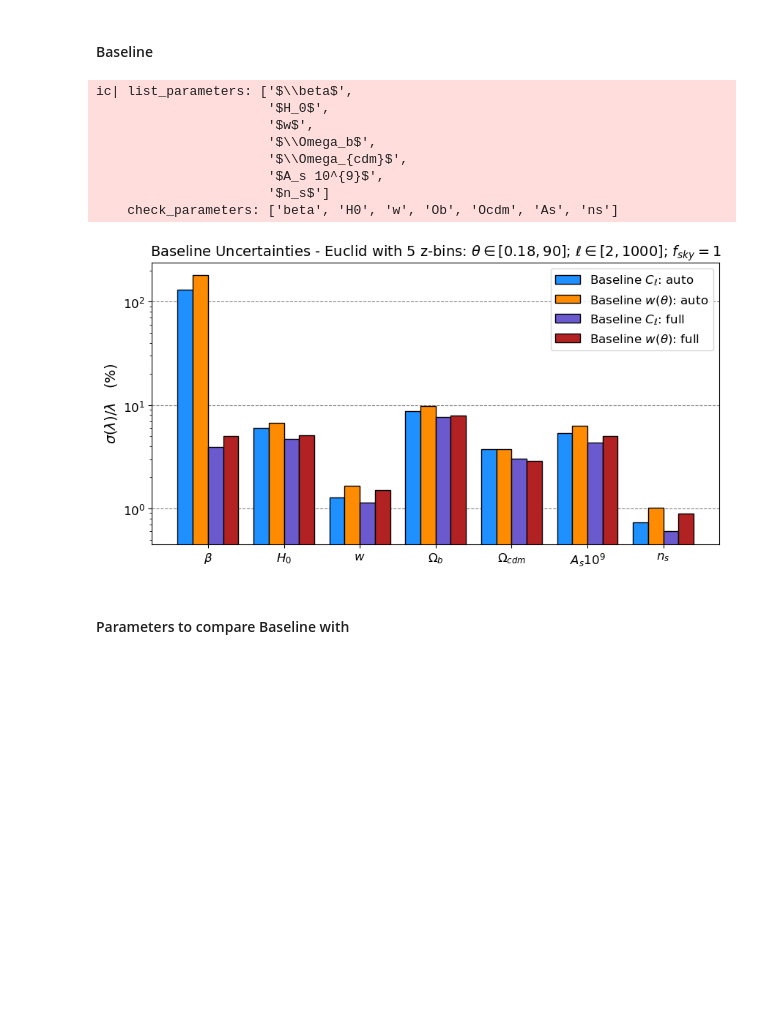
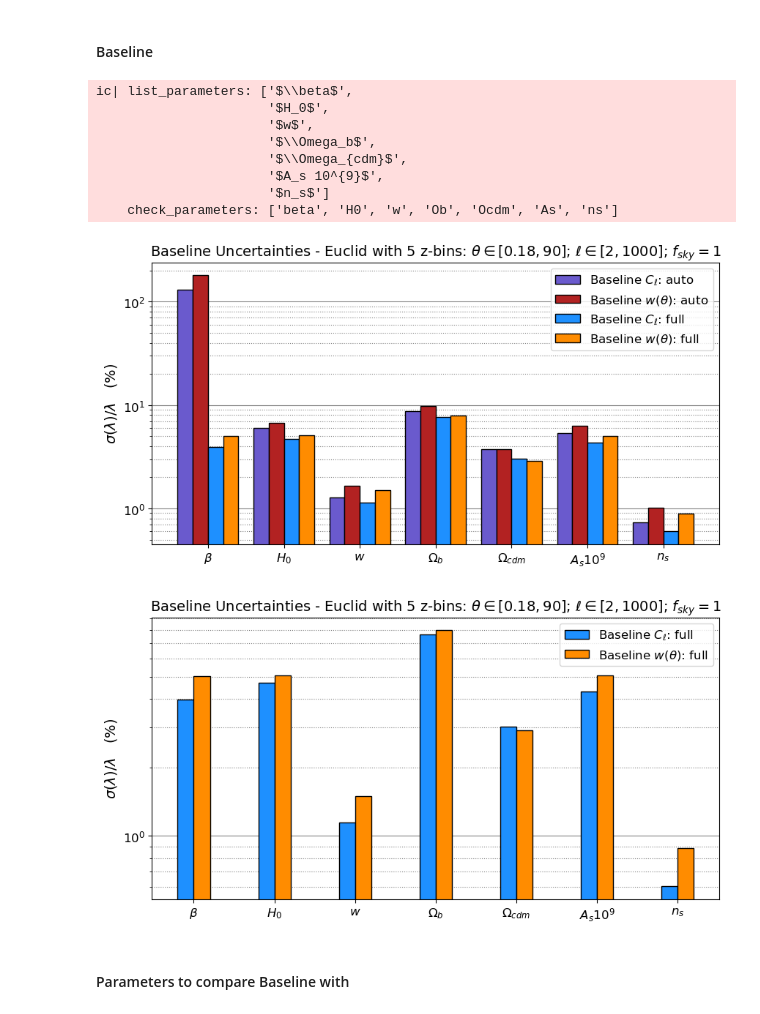
Before and after one commit to GreenTS27/Photo_Surveys-HI_IM-Fisher_Matrix, a Jupyter notebook: Fisher_Matrix_C_ell_vs_w_t.ipynb, the cells around one changed output. Saved outputs shown, nothing was run; the diff lists cells and outputs as text; code cells hidden in the pictures; blank space fills up the shorter version.

```diff
--- a/Fisher_Matrix_C_ell_vs_w_t.ipynb
+++ b/Fisher_Matrix_C_ell_vs_w_t.ipynb
@@ -698,8 +682,6 @@ theta_max = 90
 
 FIM_Cl_auto  = np.loadtxt(open(F"{folder_name}FisherM_Cl_auto_{ save_filename}_f{f_sky_str}_lmin{l_min}_thetaMax{theta_max}.csv", "rb"), delimiter=" ", skiprows=0)
 FIM_w_auto   = np.loadtxt(open(F"{folder_name}FisherM_w_auto_{  save_filename}_f{f_sky_str}_lmin{l_min}_thetaMax{theta_max}.csv", "rb"), delimiter=" ", skiprows=0)
-# FIM_Cl_cross = np.loadtxt(open(F"{folder_name}FisherM_Cl_cross_{save_filename}_f{f_sky_str}_lmin{l_min}_thetaMax{theta_max}.csv", "rb"), delimiter=" ", skiprows=0)
-# FIM_w_cross  = np.loadtxt(open(F"{folder_name}FisherM_w_cross_{ save_filename}_f{f_sky_str}_lmin{l_min}_thetaMax{theta_max}.csv", "rb"), delimiter=" ", skiprows=0)
 FIM_Cl_full = np.loadtxt(open(F"{folder_name}FisherM_Cl_full_{save_filename}_f{f_sky_str}_lmin{l_min}_thetaMax{theta_max}.csv", "rb"), delimiter=" ", skiprows=0)
 FIM_w_full  = np.loadtxt(open(F"{folder_name}FisherM_w_full_{ save_filename}_f{f_sky_str}_lmin{l_min}_thetaMax{theta_max}.csv", "rb"), delimiter=" ", skiprows=0)
 
@@ -733,7 +715,8 @@ par_titles = par
 Plot_title = rf"{Survey} with {N_bins} z-bins: $\theta \in [{theta_min}, {theta_max:.3g}]$; $\ell \in [{l_min}, {l_max}]$; " + r"$f_{sky}$ = " + rf"{f_sky:.3g}"
 
 # list_colors = ["#37b67e", "#057041", "#7e71bf", "#4900ac"]
-list_colors = ["dodgerblue", "darkorange", "slateblue", "firebrick"]
+# list_colors = ["dodgerblue", "darkorange", "slateblue", "firebrick"]
+list_colors = ["slateblue", "firebrick", "dodgerblue", "darkorange"]
 
 
 # Only s(z)
@@ -769,8 +752,6 @@ CornerPlot( Fishers, fid, par, par_titles, Plot_title, Flabels=Flabels, cores=[l
 # %%
 FIM_Cl_auto_Base  = np.loadtxt(open(F"{folder_name}FisherM_Cl_auto_{ save_filename}_f{10}_lmin{2}_thetaMax{90}.csv", "rb"), delimiter=" ", skiprows=0)
 FIM_w_auto_Base   = np.loadtxt(open(F"{folder_name}FisherM_w_auto_{  save_filename}_f{10}_lmin{2}_thetaMax{90}.csv", "rb"), delimiter=" ", skiprows=0)
-# FIM_Cl_cross_Base = np.loadtxt(open(F"{folder_name}FisherM_Cl_cross_{save_filename}_f{10}_lmin{2}_thetaMax{90}.csv", "rb"), delimiter=" ", skiprows=0)
-# FIM_w_full_Base  = np.loadtxt(open(F"{folder_name}FisherM_w_cross_{ save_filename}_f{10}_lmin{2}_thetaMax{90}.csv", "rb"), delimiter=" ", skiprows=0)
 FIM_Cl_full_Base = np.loadtxt(open(F"{folder_name}FisherM_Cl_full_{save_filename}_f{10}_lmin{2}_thetaMax{90}.csv", "rb"), delimiter=" ", skiprows=0)
 FIM_w_full_Base  = np.loadtxt(open(F"{folder_name}FisherM_w_full_{ save_filename}_f{10}_lmin{2}_thetaMax{90}.csv", "rb"), delimiter=" ", skiprows=0)
 
@@ -830,37 +811,70 @@ for key in Est_Result_dic_Base.keys():
 
 width=0.2
 Label_loc = np.arange(len(list_parameters))
-# arr_colors = ['#249140', '#244591', '#5d2491', '#24917d']
-
 
 fig, ax = plt.subplots(figsize=(10,5))
 
 counter = 0
 for key in list_Base_keys:
     offset = width * counter
     rects = ax.bar(Label_loc + offset, Est_Result_dic_Base[key], width, label=key, color=list_colors[counter], edgecolor="k")
     counter += 1
 
 ax.set_ylabel(r'$\sigma(\lambda) / \lambda \quad (\%)$')
 ax.set_title( f'{Title_plot}', fontsize=14)
 ax.set_xticks(Label_loc + 1.5*width, list_parameters, rotation=0)
 ax.set_yscale("log")
 plt.legend()
 
 ax.set_axisbelow(True)
-ax.yaxis.grid(color='gray', linestyle='dashed')
+ax.yaxis.grid(color='grey', linestyle='solid', which="major")
+ax.yaxis.grid(color='gray', linestyle="dotted", which="minor")
 
 plt.show()
+
+
+########################## Plotting only Full correlations ##############################
+
+Est_Result_dic_Base_full = { }
+Est_Result_dic_Base_full[r"Baseline $C_\ell$: full"]    = array_Cl_full_Base
+Est_Result_dic_Base_full[r"Baseline $w(\theta)$: full"] = array_w_full_Base
+
+list_Base_keys_full= []
+for key in Est_Result_dic_Base_full.keys():
+    list_Base_keys_full.append(key)
+
+fig, ax = plt.subplots(figsize=(10,5))
+list_colors_full = ["dodgerblue", "darkorange" ]
+
+counter = 0
+for key in list_Base_keys_full:
+    offset = width * counter
+    rects = ax.bar(Label_loc + offset, Est_Result_dic_Base_full[key], width,
+                   label=key, color=list_colors_full[counter], edgecolor="k")
+    counter += 1
+
+ax.set_ylabel(r'$\sigma(\lambda) / \lambda \quad (\%)$')
+ax.set_title( f'{Title_plot}', fontsize=14)
+ax.set_xticks(Label_loc + 0.5*width, list_parameters, rotation=0)
+ax.set_yscale("log")
+plt.legend()
+
+ax.set_axisbelow(True)
+ax.yaxis.grid(color='grey', linestyle='solid', which="major")
+ax.yaxis.grid(color='gray', linestyle="dotted", which="minor")
+
+plt.show()
 # %% [output]
 ic| list_parameters: ['$\\beta$',
                       '$H_0$',
                       '$w$',
                       '$\\Omega_b$',
                       '$\\Omega_{cdm}$',
                       '$A_s 10^{9}$',
                       '$n_s$']
     check_parameters: ['beta', 'H0', 'w', 'Ob', 'Ocdm', 'As', 'ns']
-[figure, old version]
+[figure, new version]
+[figure, added]
 # %% [markdown]
 #### Parameters to compare Baseline with
 # %%
```
Also changed, not shown: parts of 7 cells of this notebook.
